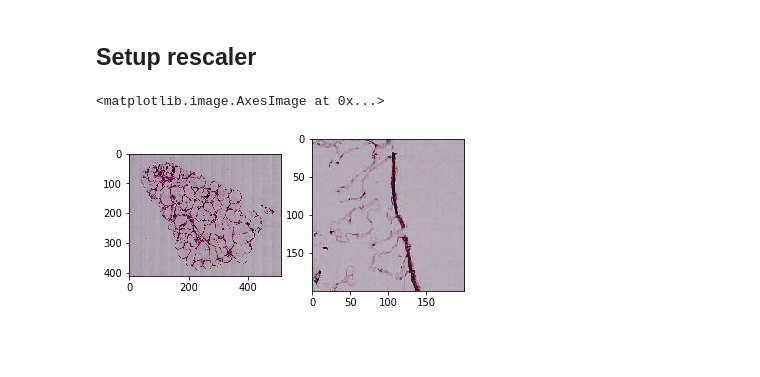
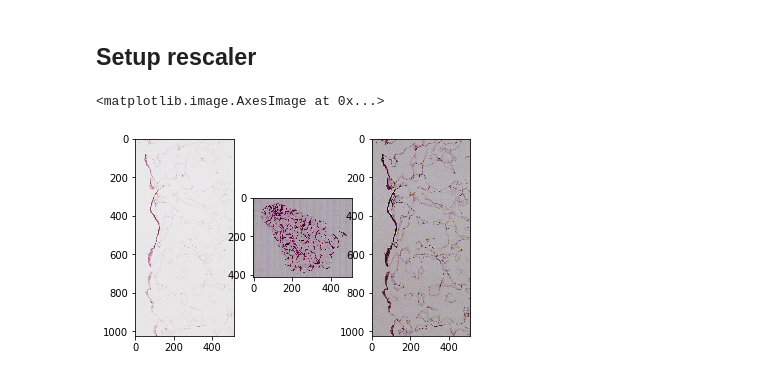
Before and after one commit to mjirik/scaffan, a Jupyter notebook: experiments/histogram_normalization_scaffan.ipynb, the cells around one changed output. Saved outputs shown, nothing was run; the diff lists cells and outputs as text; code cells hidden in the pictures; blank space fills up the shorter version.

```diff
--- a/experiments/histogram_normalization_scaffan.ipynb
+++ b/experiments/histogram_normalization_scaffan.ipynb
@@ -70,9 +73,11 @@ $$
 # %%
 # one lobulus
 kwargs_sample1 = dict(
-    location = (13000, 15000),
-    level = 2,
-    size = (200, 200),
+    location = (13910, 15000),
+    level = 1,
+#     size = (512, 512),
+#     size = (1024, 1024),
+    size = (512, 1024),
 )
 img0 = imsl.read_region(**kwargs_sample1)
 img0
@@ -87,14 +92,17 @@ True
 # %%
 from scaffan.image_intensity_rescale import RescaleIntensityPercentile
 rescaler = RescaleIntensityPercentile()
-rescaler.calculate_parameters(img, sig_slope=1)
-img_rescaled = rescaler.rescale_intensity(img)
+rescaler.set_parameters(sig_slope=1)
+rescaler.calculate_intensity_dependent_parameters(np.array(img))
+img_rescaled = rescaler.rescale_intensity(np.array(img))
 
-img_rescaled0 = rescaler.rescale_intensity(img0)
-plt.subplot(121)
+img_rescaled0 = rescaler.rescale_intensity(np.array(img0))
+plt.subplot(131)
+plt.imshow(img0)
+plt.subplot(132)
 plt.imshow(img_rescaled)
-plt.subplot(122)
+plt.subplot(133)
 plt.imshow(img_rescaled0)
 # %% [output]
 <matplotlib.image.AxesImage at 0x...>
-[figure, old version]
+[figure, new version]
```
Also changed, not shown: parts of 6 cells of this notebook, 5 other files.
